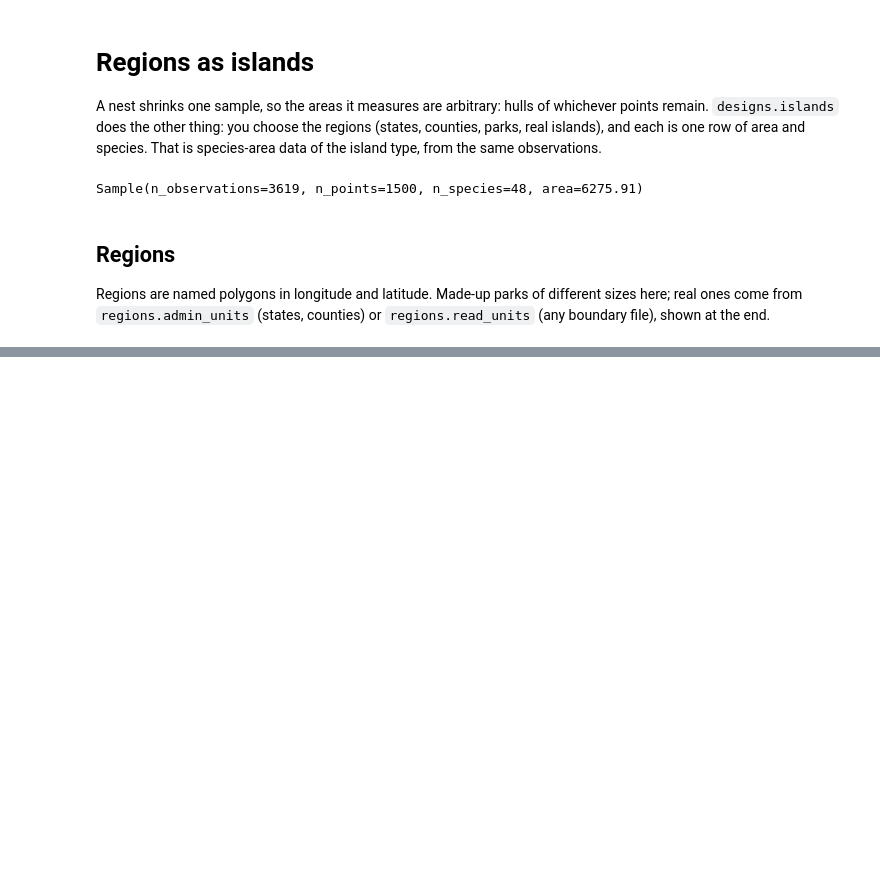
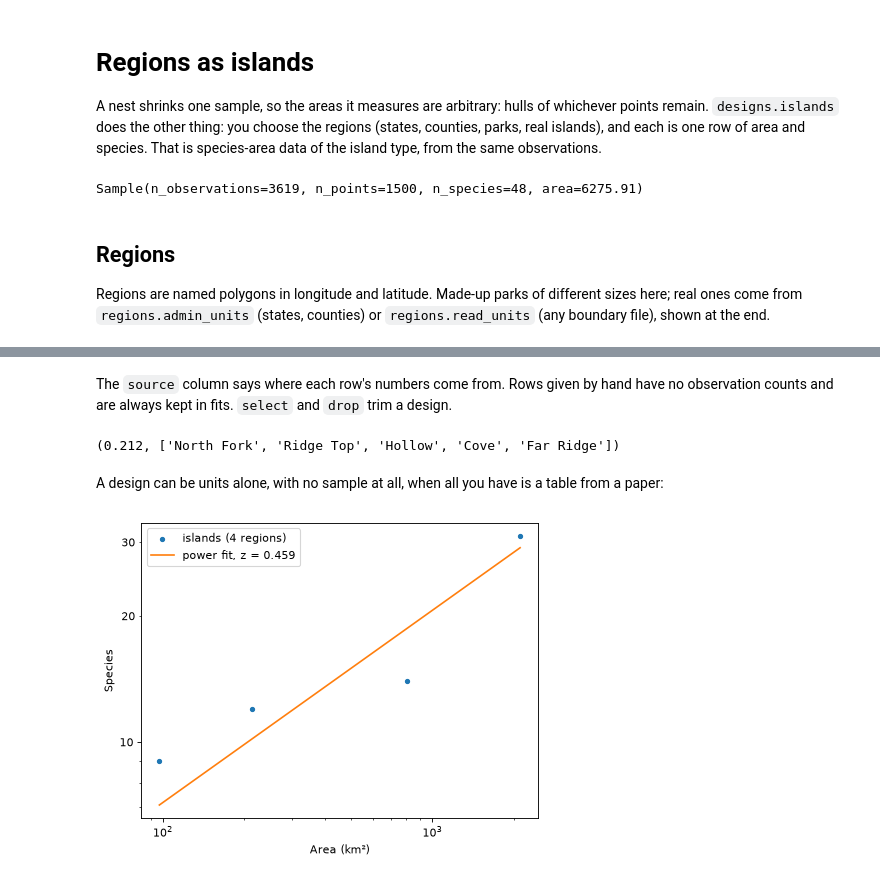
Before and after one commit to jmcmeen/samplesar, a Jupyter notebook: docs/examples/islands.ipynb, the cells around one changed output, grey strips where cells are left out. Saved outputs shown, nothing was run; the diff lists cells and outputs as text; code cells hidden in the pictures; blank space fills up the shorter version.

```diff
--- a/docs/examples/islands.ipynb
+++ b/docs/examples/islands.ipynb
@@ -123,0 +112,15 @@ Boundaries from geoBoundaries are downloaded once and cached; they carry their o
+# %% [markdown]
+The `source` column says where each row's numbers come from. Rows given by hand have no observation counts and are always kept in fits. `select` and `drop` trim a design.
+# %%
+float(round(by_hand.fit("power").params["z"], 3)), by_hand.drop(["Old Mill"]).names
+# %% [output]
+(0.212, ['North Fork', 'Ridge Top', 'Hollow', 'Cove', 'Far Ridge'])
+# %% [markdown]
+A design can be units alone, with no sample at all, when all you have is a table from a paper:
+# %%
+from_a_table = samplesar.designs.islands(
+    units={"Site A": (2114, 31), "Site B": (806, 14), "Site C": (214, 12), "Site D": (97, 9)}
+)
+samplesar.plot.curve(from_a_table);
+# %% [output]
+[figure, added]
```
Also changed, not shown: parts of 29 cells of this notebook, 14 other files.
